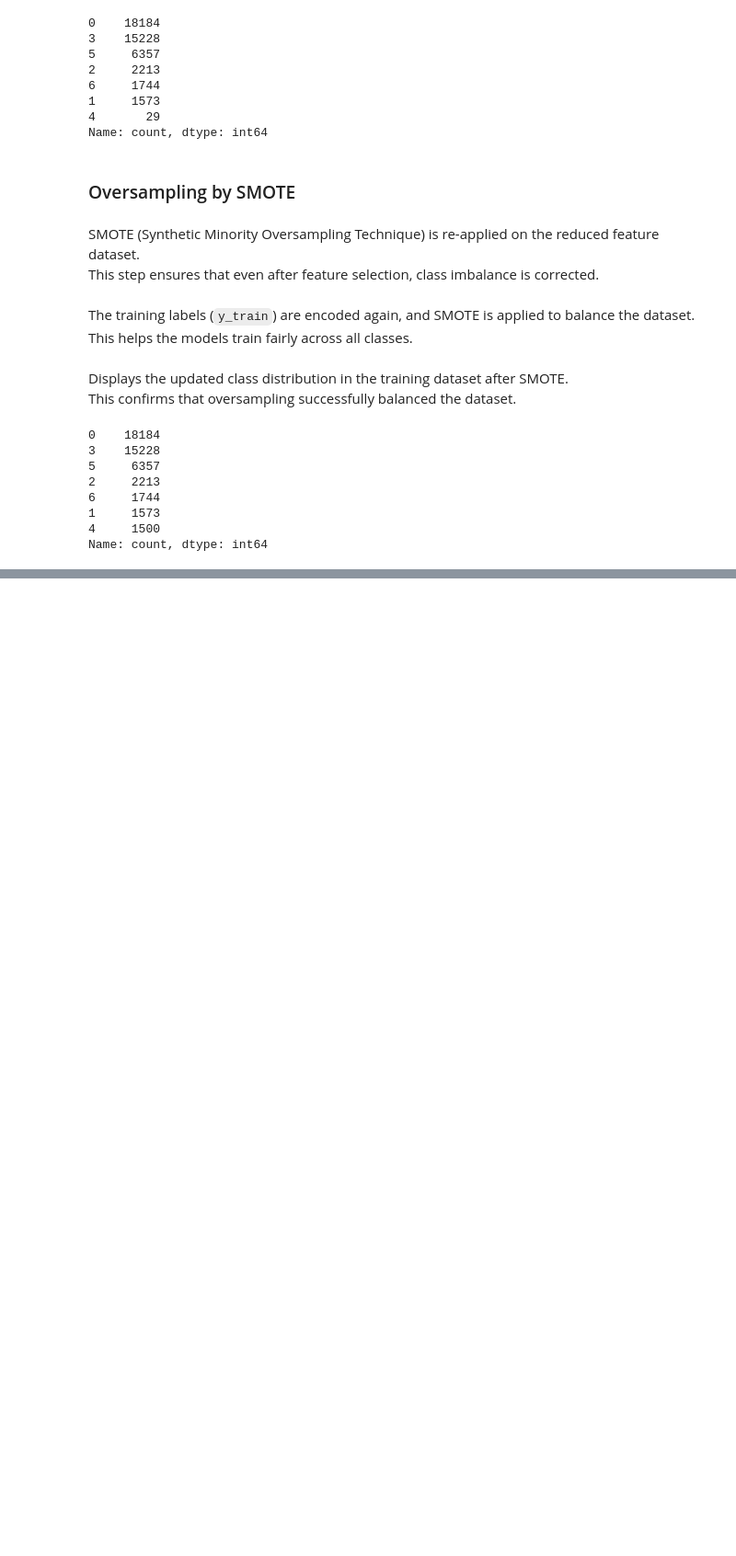
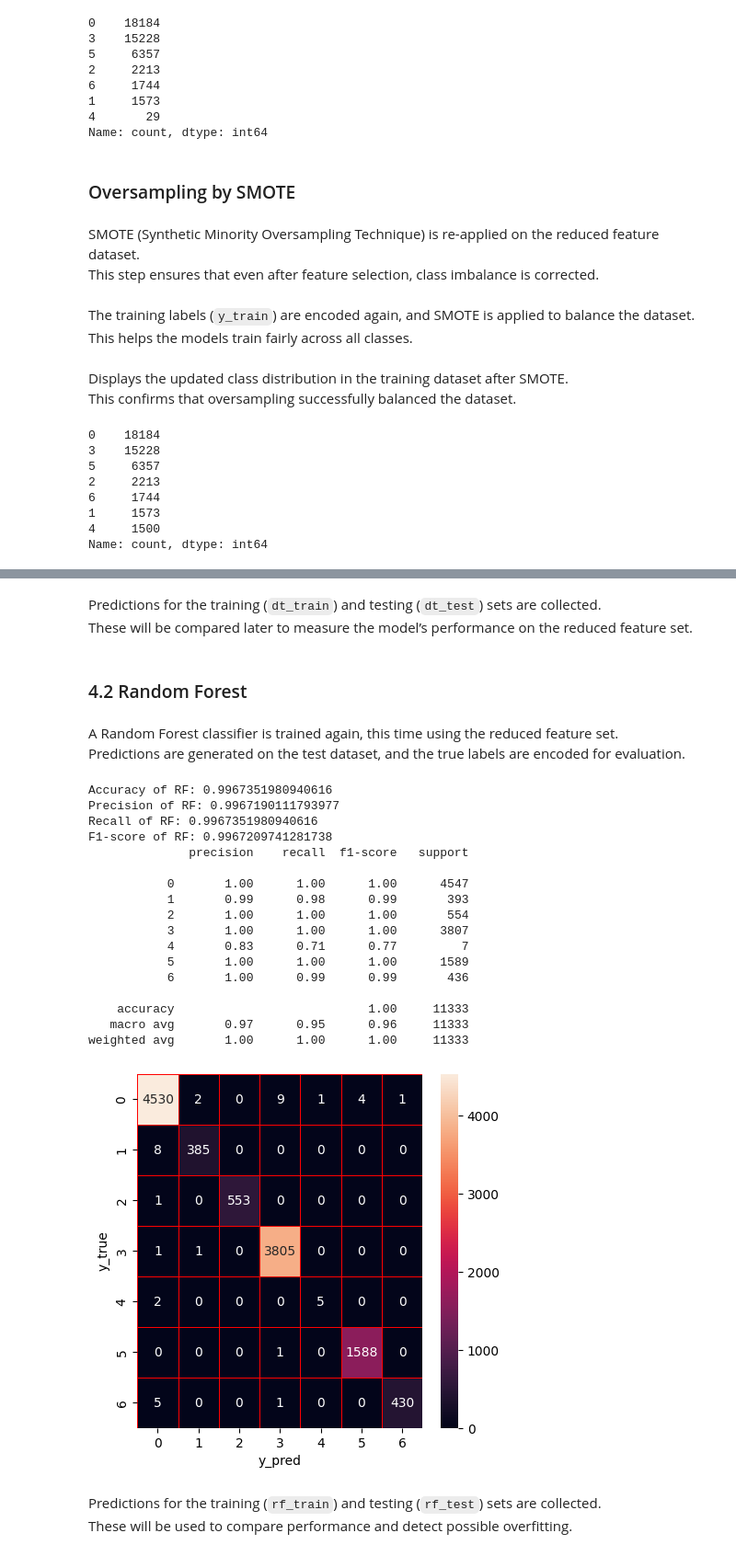
Before and after one commit to divya-392/Master-s-Project, a Jupyter notebook: IDS_TreeBase.ipynb, the cells around one changed output, grey strips where cells are left out. Shown at 92% size. Drawn from its saved outputs; the diff is of its cells as text; code cells hidden in the pictures; blank space fills up the shorter version.

```diff
--- a/IDS_TreeBase.ipynb
+++ b/IDS_TreeBase.ipynb
@@ -538,0 +585,3 @@ Name: count, dtype: int64
+# %% [markdown]
+Predictions for the training (`dt_train`) and testing (`dt_test`) sets are collected.
+These will be compared later to measure the model’s performance on the reduced feature set.
@@ -538,0 +591,47 @@ Name: count, dtype: int64
+# %% [markdown]
+### 4.2 Random Forest
+# %% [markdown]
+A Random Forest classifier is trained again, this time using the reduced feature set.
+Predictions are generated on the test dataset, and the true labels are encoded for evaluation.
+# %%
+# Random Forest training and prediction
+rf = RandomForestClassifier(random_state = 0)
+rf.fit(X_train,y_train)
+
+y_predict=rf.predict(X_test)
+y_true=y_test
+y_true_encoded=labelencoder.transform(y_true)
+print('Accuracy of RF: '+ str(rf.score(X_test,y_true_encoded)))
+precision,recall,fscore,none= precision_recall_fscore_support(y_true_encoded, y_predict, average='weighted')
+print('Precision of RF: '+(str(precision)))
+print('Recall of RF: '+(str(recall)))
+print('F1-score of RF: '+(str(fscore)))
+print(classification_report(y_true_encoded,y_predict))
+cm=confusion_matrix(y_true_encoded,y_predict)
+f,ax=plt.subplots(figsize=(5,5))
+sns.heatmap(cm,annot=True,linewidth=0.5,linecolor="red",fmt=".0f",ax=ax)
+plt.xlabel("y_pred")
+plt.ylabel("y_true")
+plt.show()
+# %% [output]
+Accuracy of RF: 0.9967351980940616
+Precision of RF: 0.9967190111793977
+Recall of RF: 0.9967351980940616
+F1-score of RF: 0.9967209741281738
+              precision    recall  f1-score   support
+
+           0       1.00      1.00      1.00      4547
+           1       0.99      0.98      0.99       393
+           2       1.00      1.00      1.00       554
+           3       1.00      1.00      1.00      3807
+           4       0.83      0.71      0.77         7
+           5       1.00      1.00      1.00      1589
+           6       1.00      0.99      0.99       436
+
+    accuracy                           1.00     11333
+   macro avg       0.97      0.95      0.96     11333
+weighted avg       1.00      1.00      1.00     11333
+[figure, added]
+# %% [markdown]
+Predictions for the training (`rf_train`) and testing (`rf_test`) sets are collected.
+These will be used to compare performance and detect possible overfitting.
```
Also changed, not shown: parts of 25 cells of this notebook.
